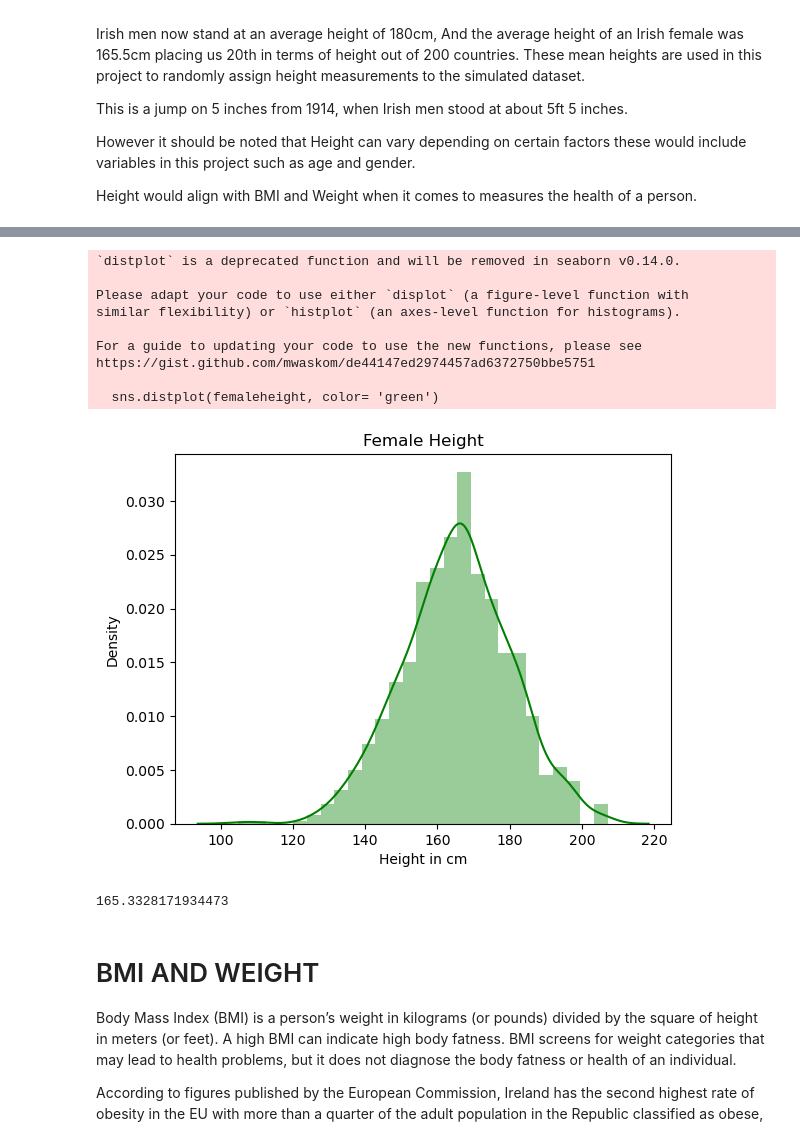
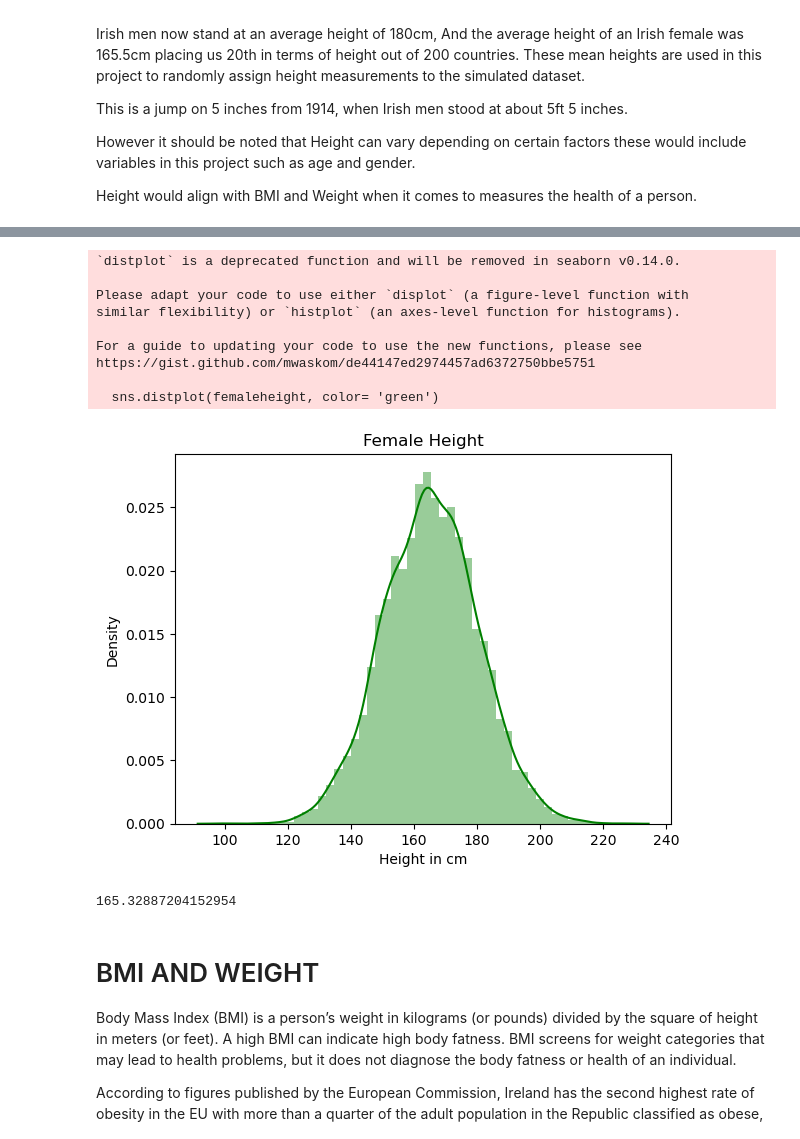
Before and after one commit to keithmmc/PDA1, a Jupyter notebook: PDA1.ipynb, the cells around one changed output, grey strips where cells are left out. Saved outputs shown, nothing was run; the diff lists cells and outputs as text; code cells hidden in the pictures.

```diff
--- a/PDA1.ipynb
+++ b/PDA1.ipynb
@@ -219,25 +220,25 @@ np.mean(maleheight)
 # %%
-femaleheight = pd.DataFrame(np.random.normal(165.1, 15, 1000))
+femaleheight = pd.DataFrame(np.random.normal(165.1, 15, 7500))
 sns.distplot(femaleheight, color= 'green')
 plt.title('Female Height')
 plt.xlabel('Height in cm')
 plt.show()
 femaleheight.columns = ['Height']
 # %% [output]
 `distplot` is a deprecated function and will be removed in seaborn v0.14.0.
 
 Please adapt your code to use either `displot` (a figure-level function with
 similar flexibility) or `histplot` (an axes-level function for histograms).
 
 For a guide to updating your code to use the new functions, please see
 https://gist.github.com/mwaskom/de44147ed2974457ad6372750bbe5751
 
   sns.distplot(femaleheight, color= 'green')
-[figure, old version]
+[figure, new version]
 # %%
 np.mean(femaleheight)
 # %% [output]
-165.3328171934473
+165.32887204152954
 # %% [markdown]
 # BMI AND WEIGHT
 
```
Also changed, not shown: parts of 17 cells of this notebook.
